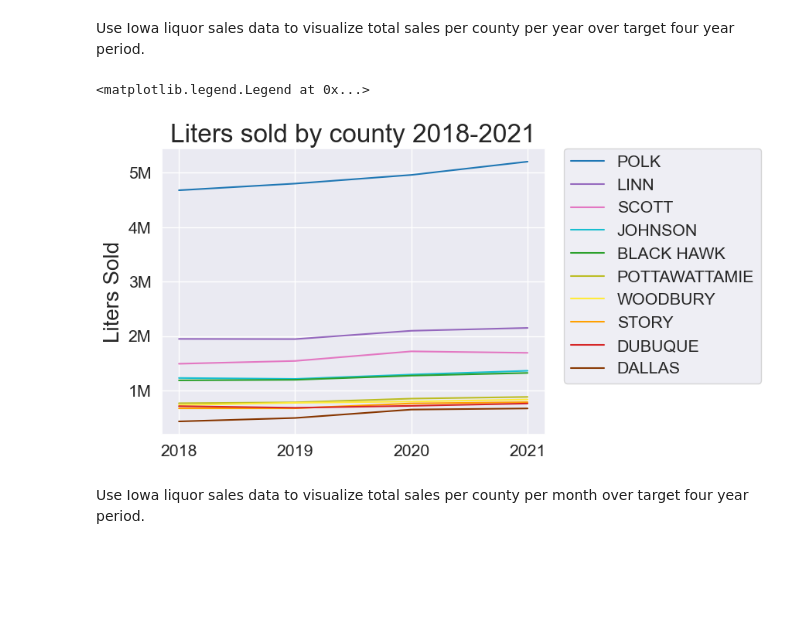
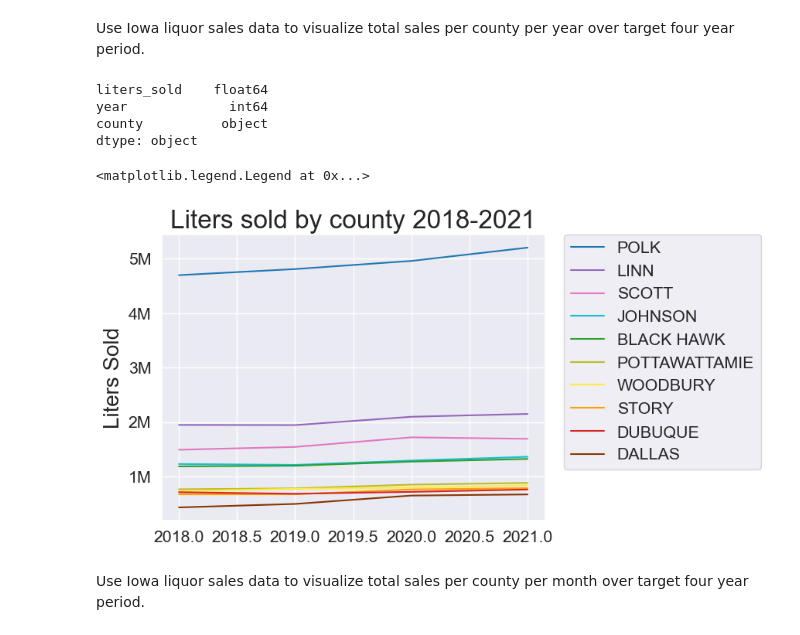
Before and after one commit to amoutafian/iowa_liquor_project, a Jupyter notebook: Iowa_liquor_moutafian_analysis.ipynb, the cells around one changed output. Saved outputs shown, nothing was run; the diff lists cells and outputs as text; code cells hidden in the pictures; blank space fills up the shorter version.

```diff
--- a/Iowa_liquor_moutafian_analysis.ipynb
+++ b/Iowa_liquor_moutafian_analysis.ipynb
@@ -365,17 +304,24 @@ df6 = pd.read_sql_query(all_county_all_year, engine)
+# %%
+df5.dtypes
+# %% [output]
+liters_sold    float64
+year             int64
+county          object
+dtype: object
 # %%
-sns.lineplot(data = df6, x = 'year', y = 'liters_sold', hue= 'county', palette= county_colors,
+sns.lineplot(data = df5, x = 'year', y = 'liters_sold', hue= 'county', palette= county_colors,
 hue_order = [
     "POLK","LINN","SCOTT","JOHNSON","BLACK HAWK","POTTAWATTAMIE","WOODBURY","STORY","DUBUQUE","DALLAS"
          ])
 ax5  = plt.gca()
 ax5.set(xlabel=None)
-ax5.set_ylabel("Liters Sold" , size = 20 )
+ax5.set_ylabel( "Liters Sold" , size = 20 )
 ax5.set_title( "Liters sold by county 2018-2021", size = 24 )
 ax5.yaxis.set_major_formatter(tick.FuncFormatter(reformat_large_tick_values))
-plt.legend(bbox_to_anchor=(1.05, 1), loc='upper left', borderaxespad=0, markerscale=2)
+plt.legend(bbox_to_anchor=(1.05, 1), loc='upper left', borderaxespad=0)
 # %% [output]
 <matplotlib.legend.Legend at 0x...>
-[figure, old version]
+[figure, new version]
 # %% [markdown]
 Use Iowa liquor sales data to visualize total sales per county per month over target four year period.
 # %%
```
Also changed, not shown: parts of 31 cells of this notebook.
